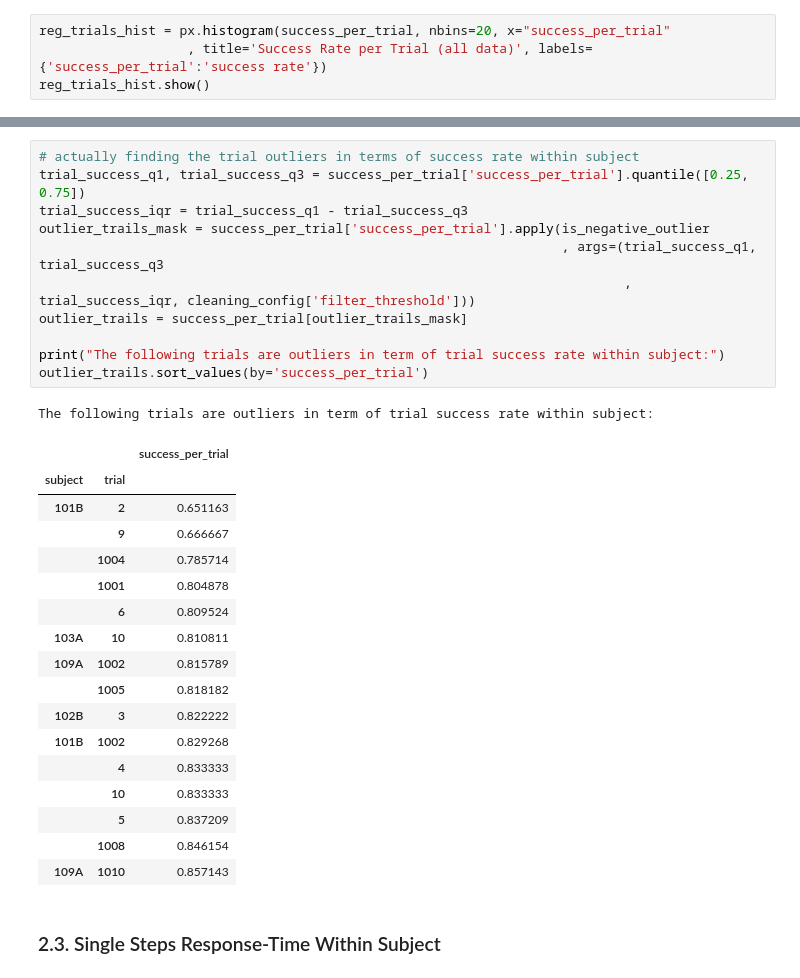
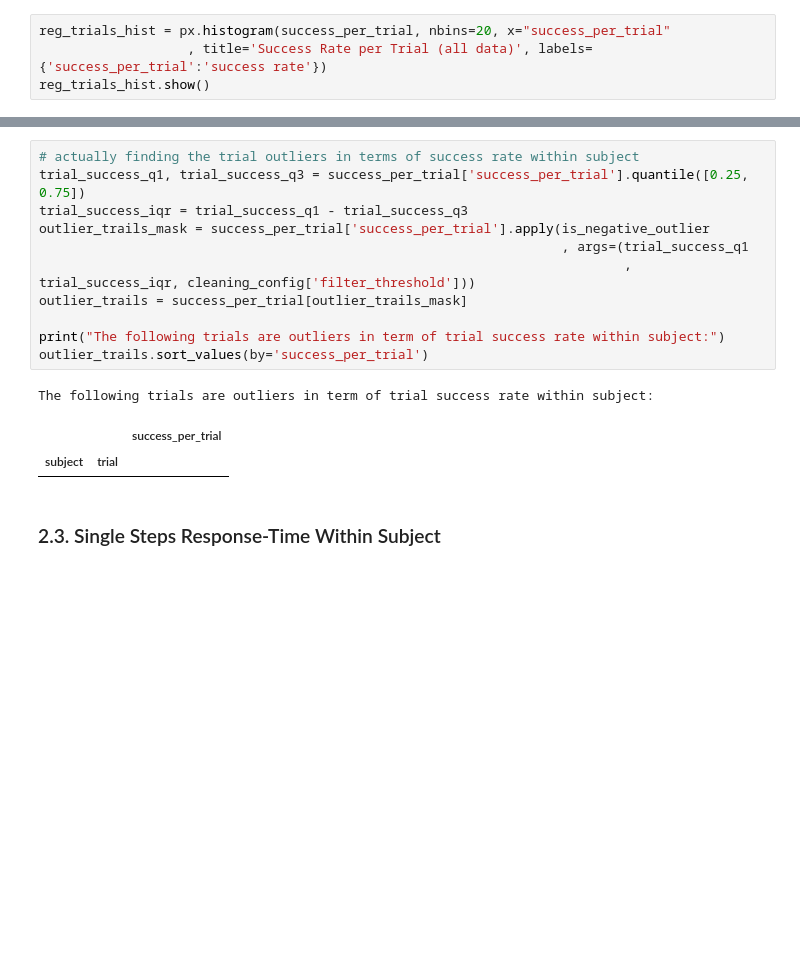
Before and after one commit to DanielVered/MathThinkingLabDA, a Jupyter notebook: Loops/Exploration.ipynb, the cells around one changed output, grey strips where cells are left out. Saved outputs shown, nothing was run; the diff lists cells and outputs as text; blank space fills up the shorter version.

```diff
--- a/Loops/Exploration.ipynb
+++ b/Loops/Exploration.ipynb
@@ -147,33 +155,18 @@ pr_trials_hist.show()
 # %%
 # actually finding the trial outliers in terms of success rate within subject
 trial_success_q1, trial_success_q3 = success_per_trial['success_per_trial'].quantile([0.25, 0.75])
 trial_success_iqr = trial_success_q1 - trial_success_q3
 outlier_trails_mask = success_per_trial['success_per_trial'].apply(is_negative_outlier
-                                                                   , args=(trial_success_q1, trial_success_q3
+                                                                   , args=(trial_success_q1
                                                                            , trial_success_iqr, cleaning_config['filter_threshold']))
 outlier_trails = success_per_trial[outlier_trails_mask]
 
 print("The following trials are outliers in term of trial success rate within subject:")
 outlier_trails.sort_values(by='success_per_trial')
 # %% [output]
 The following trials are outliers in term of trial success rate within subject:
 |  |  | success_per_trial |
 | subject | trial |  |
-| 101B | 2 | 0.651163 |
-|  | 9 | 0.666667 |
-|  | 1004 | 0.785714 |
-|  | 1001 | 0.804878 |
-|  | 6 | 0.809524 |
-| 103A | 10 | 0.810811 |
-| 109A | 1002 | 0.815789 |
-|  | 1005 | 0.818182 |
-| 102B | 3 | 0.822222 |
-| 101B | 1002 | 0.829268 |
-|  | 4 | 0.833333 |
-|  | 10 | 0.833333 |
-|  | 5 | 0.837209 |
-|  | 1008 | 0.846154 |
-| 109A | 1010 | 0.857143 |
 # %% [markdown]
 ### 2.3. Single Steps Response-Time Within Subject
 # %%
```
Also changed, not shown: parts of 16 cells of this notebook, 45 other files.
